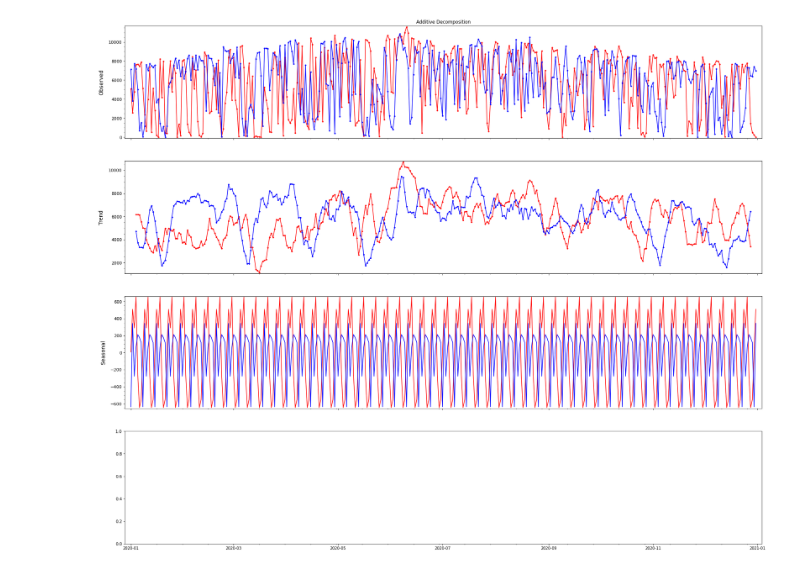
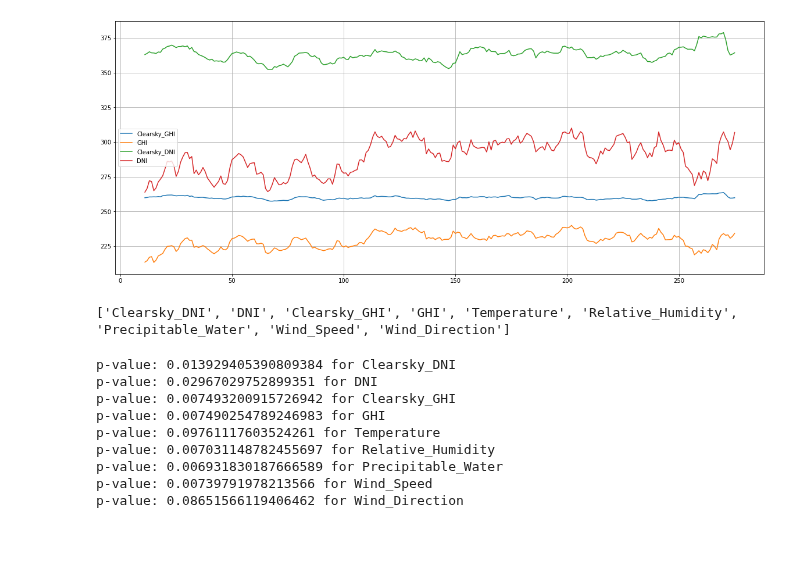
Before and after one commit to gamyers/solar-697, a Jupyter notebook: gm/notebooks/ts_arima.ipynb, the cells around one changed output. Saved outputs shown, nothing was run; the diff lists cells and outputs as text; code cells hidden in the pictures; blank space fills up the shorter version.

```diff
--- a/gm/notebooks/ts_arima.ipynb
+++ b/gm/notebooks/ts_arima.ipynb
@@ -151,0 +131,2 @@ decomp_2011 = seasonal_decompose(df_2011["DNI"], model="additive")
+# %%
+df_rsm = df.resample("M").mean().reset_index(drop=False)
@@ -152,34 +149,36 @@ decomp_2011 = seasonal_decompose(df_2011["DNI"], model="additive")
+# %%
+# # compares = ["Clearsky_DHI", "DHI"]
+# # compares = ["Wind_Speed", "Wind_Direction"]
+
+compares_G = ["Clearsky_GHI", "GHI"]
+compares_D = ["Clearsky_DNI", "DNI"]
+compares_A = ["Temperature", "Relative_Humidity", "Precipitable_Water"]
+
+df_rsm[compares_G + compares_D].rolling(12).mean().plot(figsize=(20, 8))
+plt.grid()
+# %% [output]
+[figure, added]
 # %%
-    plt.rcParams["figure.figsize"] = 30, 25
-    plt.rcParams["ytick.labelsize"] = 11
-    plt.rcParams["axes.labelsize"] = 14
-    plt.rcParams["axes.labelpad"] = 12
-    plt.rcParams["axes.xmargin"] = 0.01
-    plt.rcParams["axes.ymargin"] = 0.01
+cols = df_rsm.columns.tolist()
+cols = cols[2:]
+print(cols)
+# %% [output]
+['Clearsky_DNI', 'DNI', 'Clearsky_GHI', 'GHI', 'Temperature', 'Relative_Humidity', 'Precipitable_Water', 'Wind_Speed', 'Wind_Direction']
-# %%
-fig, ax = plt.subplots(4, sharex=True)
-ax[0].set_title("Additive Decomposition")
-ax[0].minorticks_on()
-# ax[0].plot(decomp.observed.index, decomp.observed)
-ax[0].plot(decomp_2020.observed.index, decomp_2020.observed, '.-', color='red')
-ax[0].plot(decomp_2020.observed.index, decomp_2016.observed, '.-', color='blue')
-ax[0].set(ylabel="Observed")
-
-ax[1].plot(decomp_2020.trend.index, decomp_2020.trend, '.-', color='red')
-ax[1].plot(decomp_2020.trend.index, decomp_2016.trend, '.-', color='blue')
-ax[1].minorticks_on()
-ax[1].set(ylabel="Trend")
-
-ax[2].plot(decomp_2020.seasonal.index, decomp_2020.seasonal, color='red')
-ax[2].plot(decomp_2020.seasonal.index, decomp_2016.seasonal, color='blue')
-ax[2].minorticks_on()
-ax[2].set(ylabel="Seasonal")
-
-# ax[3].plot(decomp.resid.index, decomp.resid, "o")
-# ax[3].hlines(0, xmin=min(decomp.resid.index), xmax=max(decomp.resid.index), colors="black")
-# ax[3].minorticks_on()
-# ax[3].set(xlabel="created_at", ylabel="Residual")
-
-plt.show()
-# %% [output]
-[figure, removed]
+# %%
+adf_tests = []
+
+for col in cols:
+    adf_tests.append(adfuller(df_rsm[col], autolag="AIC"))
+
+for col, test in zip(cols, adf_tests):
+    print(f"p-value: {test[1]} for {col}")
+# %% [output]
+p-value: 0.013929405390809384 for Clearsky_DNI
+p-value: 0.02967029752899351 for DNI
+p-value: 0.007493200915726942 for Clearsky_GHI
+p-value: 0.007490254789246983 for GHI
+p-value: 0.09761117603524261 for Temperature
+p-value: 0.007031148782455697 for Relative_Humidity
+p-value: 0.006931830187666589 for Precipitable_Water
+p-value: 0.00739791978213566 for Wind_Speed
+p-value: 0.08651566119406462 for Wind_Direction
```
Also changed, not shown: parts of 18 cells of this notebook, 5 other files.
